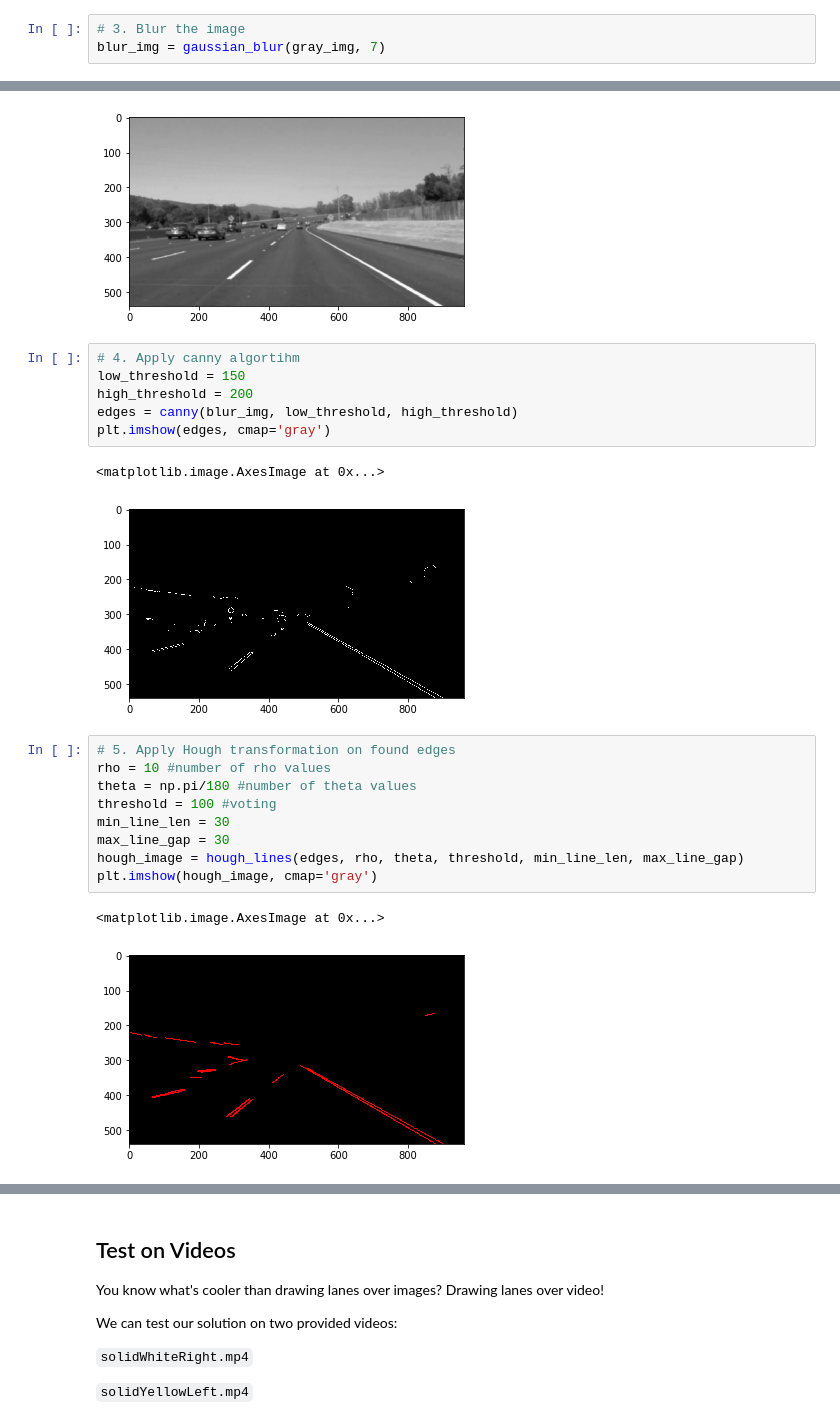
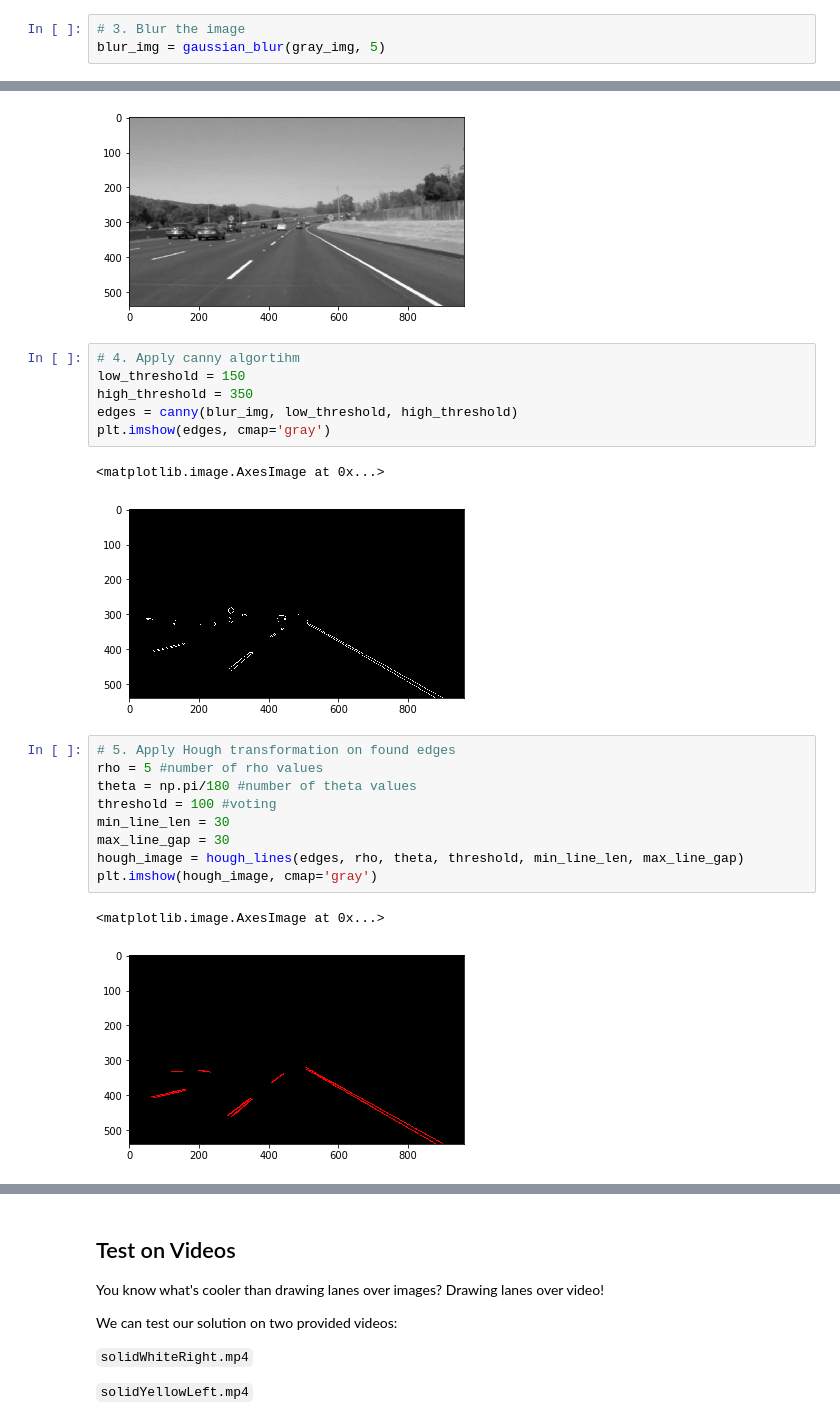
Before and after one commit to anastasia-spb/CarND-LaneLines-P1, a Jupyter notebook: P1.ipynb, the cells around one changed output, grey strips where cells are left out. Drawn from its saved outputs; the diff is of its cells as text.

```diff
--- a/P1.ipynb
+++ b/P1.ipynb
@@ -207,7 +207,7 @@ plt.imshow(gray_img, cmap='gray')
 [figure]
 # %%
 # 3. Blur the image
-blur_img = gaussian_blur(gray_img, 7)
+blur_img = gaussian_blur(gray_img, 5)
 # %%
 plt.imshow(blur_img, cmap='gray')
 # %% [output]
@@ -216,24 +216,24 @@ plt.imshow(blur_img, cmap='gray')
 # %%
 # 4. Apply canny algortihm
 low_threshold = 150
-high_threshold = 200
+high_threshold = 350
 edges = canny(blur_img, low_threshold, high_threshold)
 plt.imshow(edges, cmap='gray')
 # %% [output]
 <matplotlib.image.AxesImage at 0x...>
-[figure, old version]
+[figure, new version]
 # %%
 # 5. Apply Hough transformation on found edges
-rho = 10 #number of rho values
+rho = 5 #number of rho values
 theta = np.pi/180 #number of theta values
 threshold = 100 #voting
 min_line_len = 30
 max_line_gap = 30
 hough_image = hough_lines(edges, rho, theta, threshold, min_line_len, max_line_gap)
 plt.imshow(hough_image, cmap='gray')
 # %% [output]
 <matplotlib.image.AxesImage at 0x...>
-[figure, old version]
+[figure, new version]
 # %%
 # 6. Apply the ROI
 width = hough_image.shape[1]
```
Also changed, not shown: parts of 6 cells of this notebook, 6 other files.
